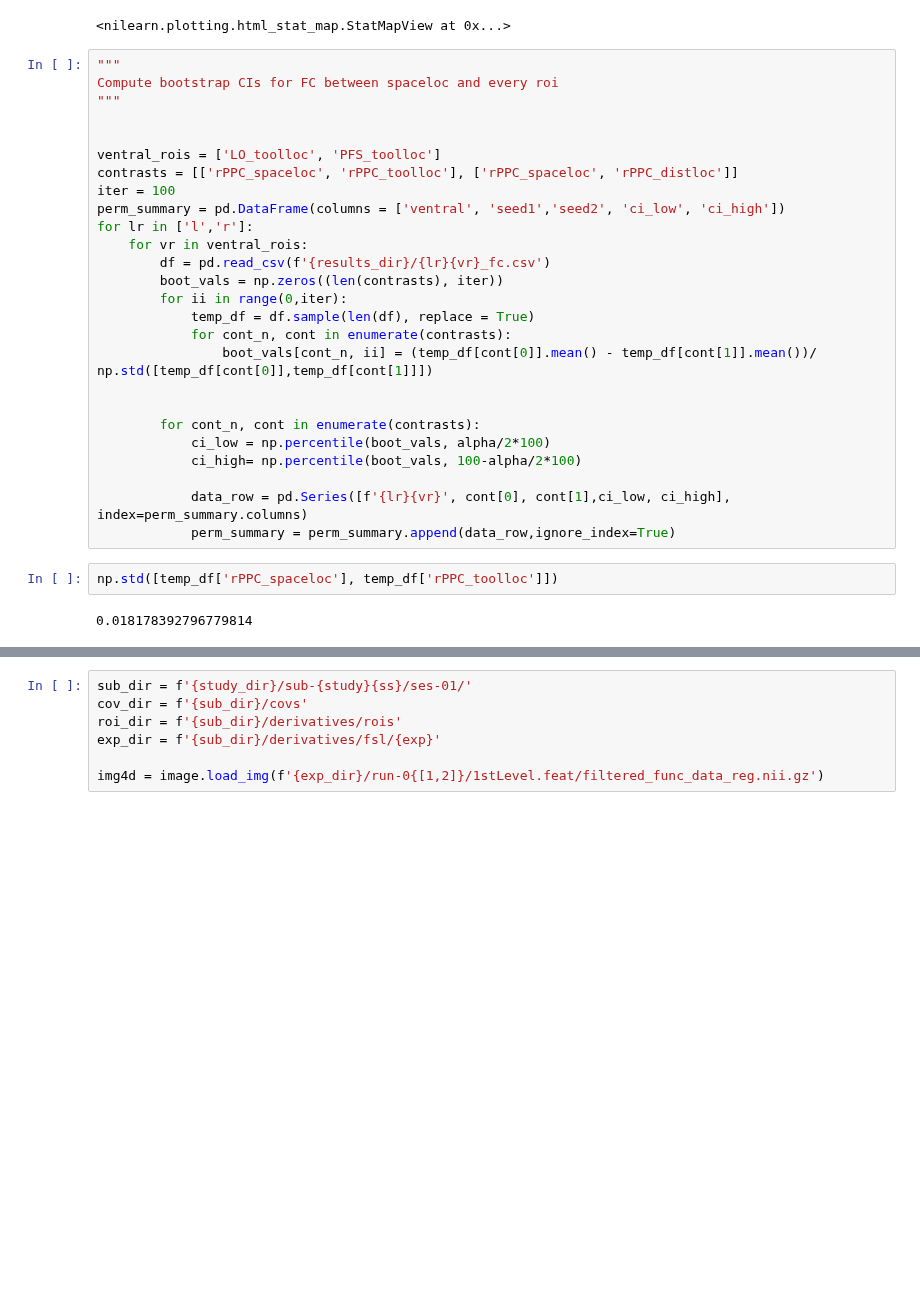
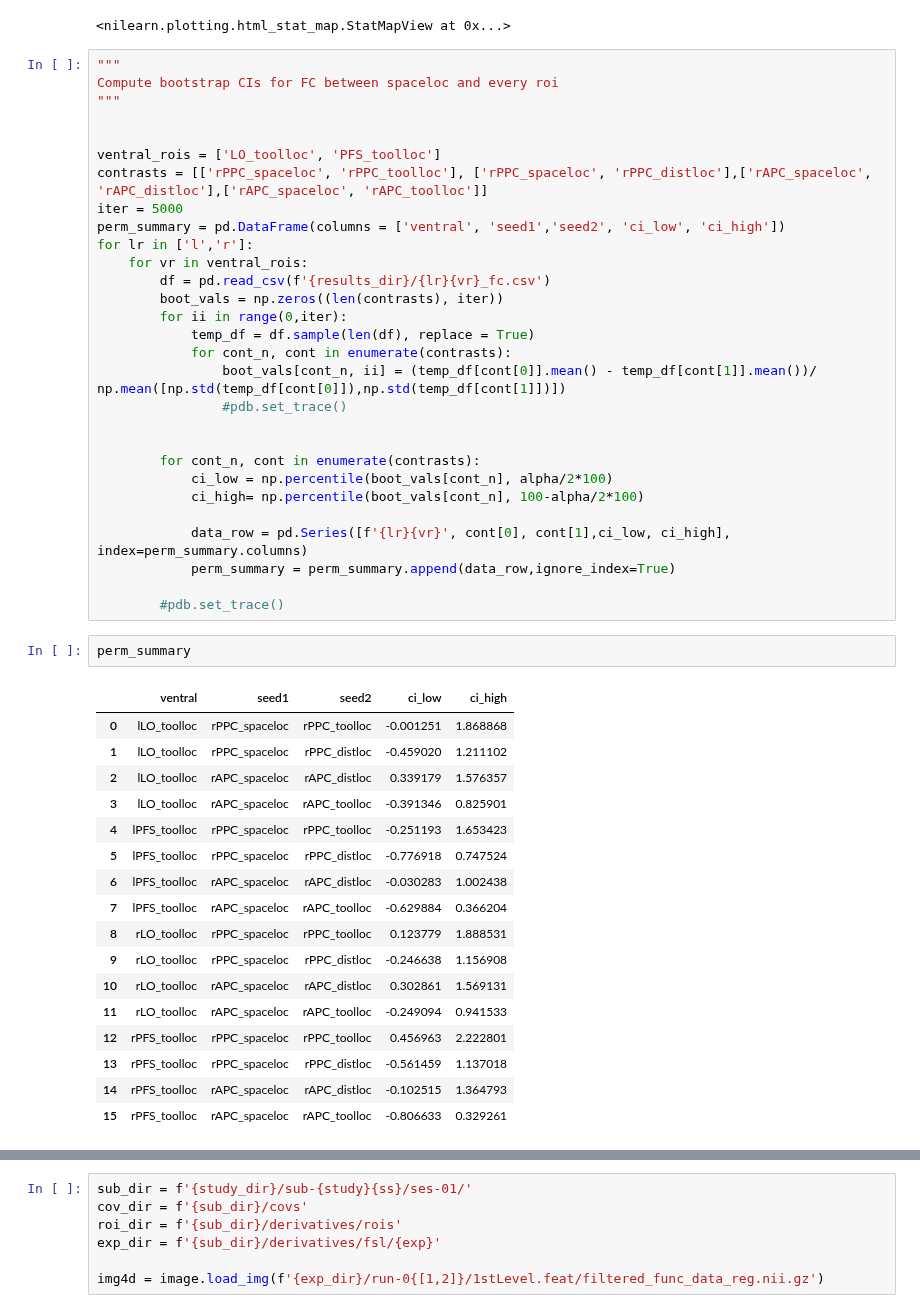
Before and after one commit to vayzenb/docnet, a Jupyter notebook: fmri/spaceloc_fc.ipynb, the cells around one changed output, grey strips where cells are left out. Drawn from its saved outputs; the diff is of its cells as text; blank space fills up the shorter version.

```diff
--- a/fmri/spaceloc_fc.ipynb
+++ b/fmri/spaceloc_fc.ipynb
@@ -102,8 +101,8 @@ Compute bootstrap CIs for FC between spaceloc and every roi
 
 
 ventral_rois = ['LO_toolloc', 'PFS_toolloc']
-contrasts = [['rPPC_spaceloc', 'rPPC_toolloc'], ['rPPC_spaceloc', 'rPPC_distloc']]
-iter = 100
+contrasts = [['rPPC_spaceloc', 'rPPC_toolloc'], ['rPPC_spaceloc', 'rPPC_distloc'],['rAPC_spaceloc', 'rAPC_distloc'],['rAPC_spaceloc', 'rAPC_toolloc']]
+iter = 5000
 perm_summary = pd.DataFrame(columns = ['ventral', 'seed1','seed2', 'ci_low', 'ci_high'])
 for lr in ['l','r']:
     for vr in ventral_rois:
@@ -112,19 +111,38 @@ for lr in ['l','r']:
         for ii in range(0,iter):
             temp_df = df.sample(len(df), replace = True)
             for cont_n, cont in enumerate(contrasts):
-                boot_vals[cont_n, ii] = (temp_df[cont[0]].mean() - temp_df[cont[1]].mean())/ np.std([temp_df[cont[0]],temp_df[cont[1]]])
+                boot_vals[cont_n, ii] = (temp_df[cont[0]].mean() - temp_df[cont[1]].mean())/ np.mean([np.std(temp_df[cont[0]]),np.std(temp_df[cont[1]])])
+                #pdb.set_trace()
 
 
         for cont_n, cont in enumerate(contrasts):
-            ci_low = np.percentile(boot_vals, alpha/2*100)
-            ci_high= np.percentile(boot_vals, 100-alpha/2*100)
+            ci_low = np.percentile(boot_vals[cont_n], alpha/2*100)
+            ci_high= np.percentile(boot_vals[cont_n], 100-alpha/2*100)
 
             data_row = pd.Series([f'{lr}{vr}', cont[0], cont[1],ci_low, ci_high], index=perm_summary.columns)
             perm_summary = perm_summary.append(data_row,ignore_index=True)
+
+        #pdb.set_trace()
-# %%
-np.std([temp_df['rPPC_spaceloc'], temp_df['rPPC_toolloc']])
-# %% [output]
-0.018178392796779814
+# %%
+perm_summary
+# %% [output]
+|  | ventral | seed1 | seed2 | ci_low | ci_high |
+| 0 | lLO_toolloc | rPPC_spaceloc | rPPC_toolloc | -0.001251 | 1.868868 |
+| 1 | lLO_toolloc | rPPC_spaceloc | rPPC_distloc | -0.459020 | 1.211102 |
+| 2 | lLO_toolloc | rAPC_spaceloc | rAPC_distloc | 0.339179 | 1.576357 |
+| 3 | lLO_toolloc | rAPC_spaceloc | rAPC_toolloc | -0.391346 | 0.825901 |
+| 4 | lPFS_toolloc | rPPC_spaceloc | rPPC_toolloc | -0.251193 | 1.653423 |
+| 5 | lPFS_toolloc | rPPC_spaceloc | rPPC_distloc | -0.776918 | 0.747524 |
+| 6 | lPFS_toolloc | rAPC_spaceloc | rAPC_distloc | -0.030283 | 1.002438 |
+| 7 | lPFS_toolloc | rAPC_spaceloc | rAPC_toolloc | -0.629884 | 0.366204 |
+| 8 | rLO_toolloc | rPPC_spaceloc | rPPC_toolloc | 0.123779 | 1.888531 |
+| 9 | rLO_toolloc | rPPC_spaceloc | rPPC_distloc | -0.246638 | 1.156908 |
+| 10 | rLO_toolloc | rAPC_spaceloc | rAPC_distloc | 0.302861 | 1.569131 |
+| 11 | rLO_toolloc | rAPC_spaceloc | rAPC_toolloc | -0.249094 | 0.941533 |
+| 12 | rPFS_toolloc | rPPC_spaceloc | rPPC_toolloc | 0.456963 | 2.222801 |
+| 13 | rPFS_toolloc | rPPC_spaceloc | rPPC_distloc | -0.561459 | 1.137018 |
+| 14 | rPFS_toolloc | rAPC_spaceloc | rAPC_distloc | -0.102515 | 1.364793 |
+| 15 | rPFS_toolloc | rAPC_spaceloc | rAPC_toolloc | -0.806633 | 0.329261 |
 # %%
 """
 extract avg PPI in LO  and PFS
```
Also changed, not shown: parts of 4 cells of this notebook, 19 other files.
